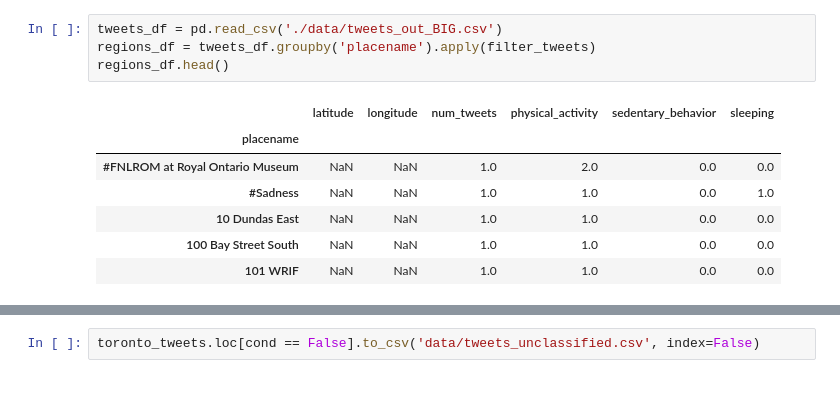
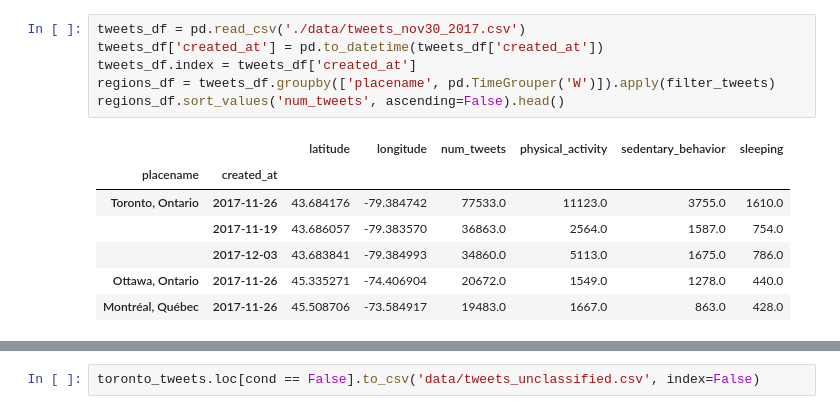
Before and after one commit to zaheddec/hbdc-azure, a Jupyter notebook: Tweets Analysis.ipynb, the cells around one changed output, grey strips where cells are left out. Cells and saved outputs as stored; diff of their text form.

Commit message:
latest tweet analysis

```diff
--- a/Tweets Analysis.ipynb
+++ b/Tweets Analysis.ipynb
@@ -18,12 +38,14 @@ from utils import *
 # %%
-tweets_df = pd.read_csv('./data/tweets_out_BIG.csv')
-regions_df = tweets_df.groupby('placename').apply(filter_tweets)
-regions_df.head()
+tweets_df = pd.read_csv('./data/tweets_nov30_2017.csv')
+tweets_df['created_at'] = pd.to_datetime(tweets_df['created_at'])
+tweets_df.index = tweets_df['created_at']
+regions_df = tweets_df.groupby(['placename', pd.TimeGrouper('W')]).apply(filter_tweets)
+regions_df.sort_values('num_tweets', ascending=False).head()
 # %% [output]
-|  | latitude | longitude | num_tweets | physical_activity | sedentary_behavior | sleeping |
-| placename |  |  |  |  |  |  |
-| #FNLROM at Royal Ontario Museum | NaN | NaN | 1.0 | 2.0 | 0.0 | 0.0 |
-| #Sadness | NaN | NaN | 1.0 | 1.0 | 0.0 | 1.0 |
-| 10 Dundas East | NaN | NaN | 1.0 | 1.0 | 0.0 | 0.0 |
-| 100 Bay Street South | NaN | NaN | 1.0 | 1.0 | 0.0 | 0.0 |
-| 101 WRIF | NaN | NaN | 1.0 | 1.0 | 0.0 | 0.0 |
+|  |  | latitude | longitude | num_tweets | physical_activity | sedentary_behavior | sleeping |
+| placename | created_at |  |  |  |  |  |  |
+| Toronto, Ontario | 2017-11-26 | 43.684176 | -79.384742 | 77533.0 | 11123.0 | 3755.0 | 1610.0 |
+|  | 2017-11-19 | 43.686057 | -79.383570 | 36863.0 | 2564.0 | 1587.0 | 754.0 |
+|  | 2017-12-03 | 43.683841 | -79.384993 | 34860.0 | 5113.0 | 1675.0 | 786.0 |
+| Ottawa, Ontario | 2017-11-26 | 45.335271 | -74.406904 | 20672.0 | 1549.0 | 1278.0 | 440.0 |
+| Montréal, Québec | 2017-11-26 | 45.508706 | -73.584917 | 19483.0 | 1667.0 | 863.0 | 428.0 |
```
Also changed, not shown: parts of 12 cells of this notebook, 1 other file.
